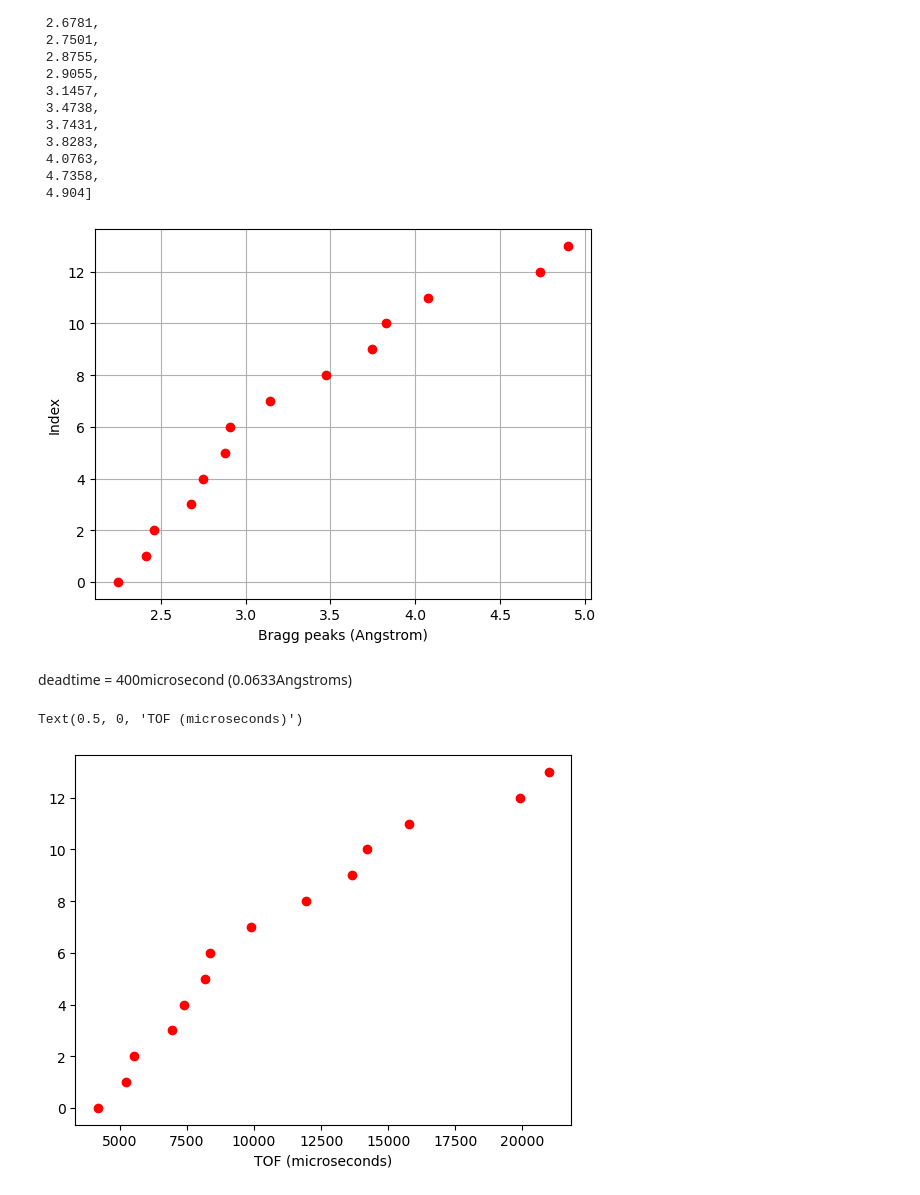
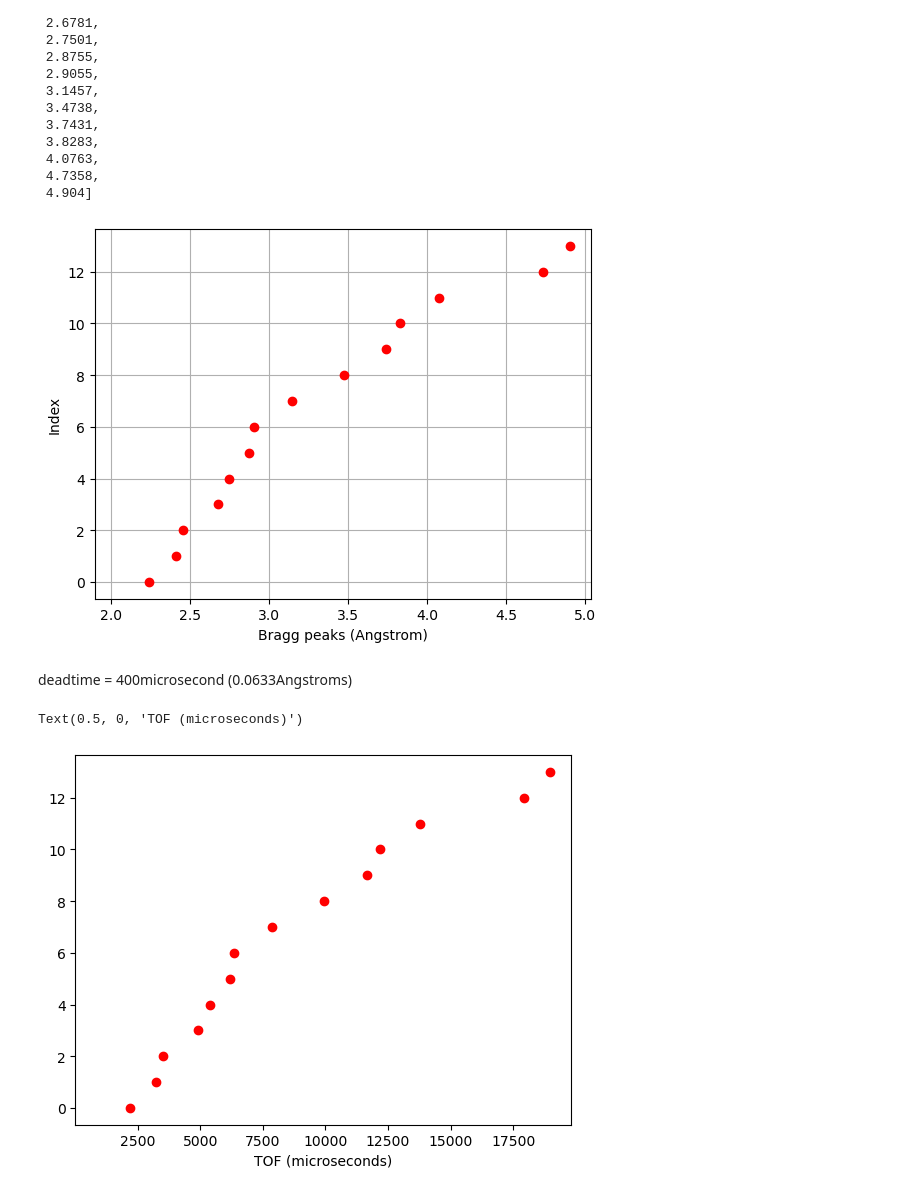
Before and after one commit to ornlneutronimaging/make_shutter_value_file, a Jupyter notebook: notebooks/shutter_values_requested.ipynb, the cells around one changed output. Cells and saved outputs as stored; diff of their text form; code cells hidden in the pictures.

```diff
--- a/notebooks/shutter_values_requested.ipynb
+++ b/notebooks/shutter_values_requested.ipynb
@@ -54,22 +69,30 @@ combine_list
 import matplotlib.pyplot as plt
 import numpy as np
 # %%
-plt.figure()
-plt.plot(combine_list, np.arange(len(combine_list)), 'ro', label='list_shutter_requested1')
-plt.xlabel('Bragg peaks (Angstrom)')
-plt.ylabel('Index')
-plt.grid()
+fig, ax = plt.subplots()
+ax.plot(combine_list, np.arange(len(combine_list)), 'ro', label='list_shutter_requested1')
+xmin, xmax = ax.get_xlim()
+ax.set_xlim(full_range_lambda[0], xmax)
+lambda_range = [full_range_lambda[0], xmax]
+ax.set_xlabel('Bragg peaks (Angstrom)')
+ax.set_ylabel('Index')
+ax.grid()
 # %% [output]
-[figure, old version]
+[figure, new version]
 # %% [markdown]
 deadtime = 400microsecond (0.0633Angstroms)
 # %%
 # plot in TOF scale this time
 combine_list_tof = [from_lambda_to_tof(x) for x in combine_list]
-plt.figure()
-plt.plot(combine_list_tof, np.arange(len(combine_list)), 'ro', label='list_shutter_requested1')
-plt.xlabel('TOF (microseconds)')
+min_value_tof = from_lambda_to_tof(full_range_lambda[0])
+
+fig, ax = plt.subplots()
+ax.plot(combine_list_tof, np.arange(len(combine_list)), 'ro', label='list_shutter_requested1')
+min_value, max_value = ax.get_xlim()
+tof_range = [min_value_tof, max_value]
+ax.set_xlim(min_value_tof, max_value)
+ax.set_xlabel('TOF (microseconds)')
 # %% [output]
 Text(0.5, 0, 'TOF (microseconds)')
-[figure, old version]
+[figure, new version]
 # %%
```
Also changed, not shown: parts of 11 cells of this notebook, 4 other files.
